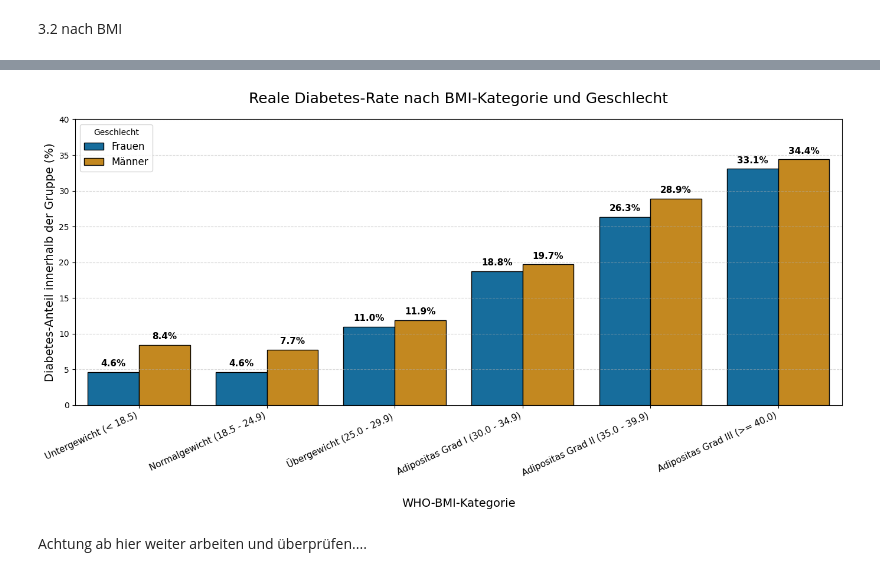
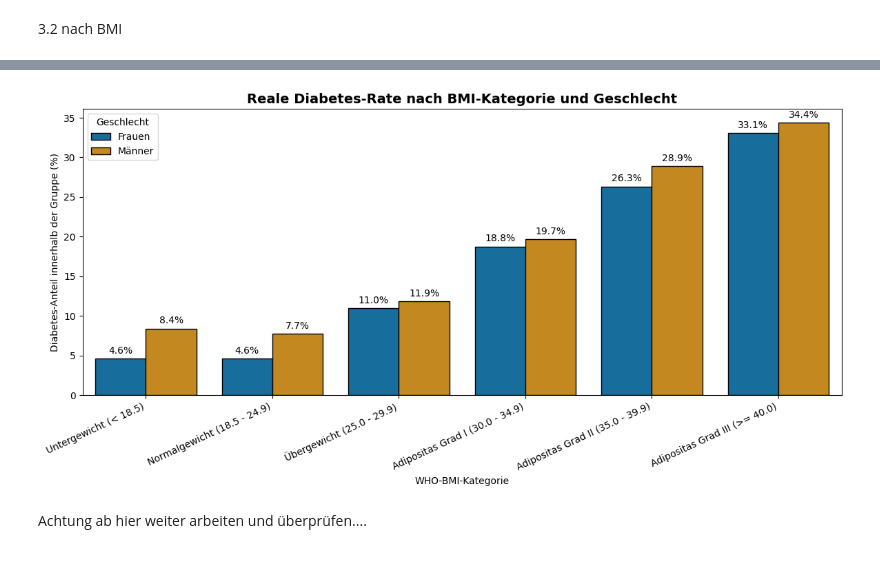
Before and after one commit to StackKer5000/Diabetes_Analysis, a Jupyter notebook: diabetes_v02.ipynb, the cells around one changed output, grey strips where cells are left out. Drawn from its saved outputs; the diff is of its cells as text; code cells hidden in the pictures.

```diff
--- a/diabetes_v02.ipynb
+++ b/diabetes_v02.ipynb
@@ -249,8 +271,8 @@ BMI_Kategorie_Text         0
 BMI_Kategorie_Code         0
 dtype: int64
 # %%
-#  Einteilung für BMI-Werte vornehmen
-#  neue Spalte erstellen und BMI in aktuelle WHO-Klassifikation einordnenzurdnen
+# Einteilung für BMI-Werte vornehmen
+# neue Spalte erstellen und BMI in aktuelle WHO-Klassifikation einordnenzurdnen
 
 def bmi_kategorie_who(bmi):
     if bmi < 18.5:
@@ -266,18 +288,17 @@ def bmi_kategorie_who(bmi):
     else:
         return "Adipositas Grad III (>= 40.0)"
 
-
-# Spalte mit den Kategorien überschreiben/anlegen
+# Spalte anlegen
 df["BMI_Kategorie_Text"] = df["BMI"].apply(bmi_kategorie_who)
 
-# korrekte Reihenfolge für spätere Grafiken (z.B. Sortierung auf den Achsen) definieren
+# Feste Reihenfolge für die Achsensortierung in Grafiken
 reihenfolge_who = [
     "Untergewicht (< 18.5)",
     "Normalgewicht (18.5 - 24.9)",
     "Übergewicht (25.0 - 29.9)",
     "Adipositas Grad I (30.0 - 34.9)",
     "Adipositas Grad II (35.0 - 39.9)",
-    "Adipositas Grad III (>= 40.0)",
+    "Adipositas Grad III (>= 40.0)"
 ]
 # %%
 # BMI numerische Spalte für die Heatmap
@@ -298,9 +319,7 @@ def bmi_kategorie_code(bmi):
 # Neue numerische Spalte
 df["BMI_Kategorie_Code"] = df["BMI"].apply(bmi_kategorie_code)
 
-# Datentyp in int8 umwandeln
-df["BMI_Kategorie_Code"] = df["BMI_Kategorie_Code"].astype("int8")
-
-# Check
-print(df[["BMI", "BMI_Kategorie_Text", "BMI_Kategorie_Code"]].head())
+#Check
+print("Überprüfung der generierten BMI-Kodes (Auszug):")
+display(df[["BMI", "BMI_Kategorie_Text", "BMI_Kategorie_Code"]].head())
 # %% [output]
@@ -681,58 +607,39 @@ Adipositas Grad III (>= 40.0)    | Diabetes-Rate: 33.5%
 # %%
+# Berechnung und Grafik: Diabetes-Rate nach BMI-Kategorie und Geschlecht
 
-# Daten aggregieren: Berechnet die Diabetes-Rate (%) nach BMI-Kategorie und Geschlecht
-# gruppieren nach beiden Spalten und berechnen den Mittelwert der Zielvariablen Diabetes_Status
-bmi_geschlecht_rates = (
-    df.groupby(["BMI_Kategorie_Text", "Geschlecht"])["Diabetes_Status"].mean() * 100).reset_index()
-
-# numerischen Geschlechter-Codes (0 und 1) für die Grafik übersetzen
+# Raten berechnen
+bmi_geschlecht_rates = (df.groupby(["BMI_Kategorie_Text", "Geschlecht"])["Diabetes_Status"].mean() * 100).reset_index()
 bmi_geschlecht_rates["Geschlecht"] = bmi_geschlecht_rates["Geschlecht"].map({0: "Frauen", 1: "Männer"})
 
-# pLOT
-plt.figure(figsize=(14, 7))
+plt.figure(figsize=(12, 6))
 
-# Gruppiertes Balkendiagramm erstellen
-# 'order=reihenfolge_who' sorgt dafür, dass die BMI-Klassen logisch sortiert auf der Achse liegen.
+# Gruppiertes Balkendiagramm
 ax = sns.barplot(
     data=bmi_geschlecht_rates,
     x="BMI_Kategorie_Text",
     y="Diabetes_Status",
     hue="Geschlecht",
-    order=reihenfolge_who,  # Nutzt definierte Reihenfolge
-    palette="colorblind",   # Barrierefreies Farbschema
+    order=reihenfolge_who,
+    palette="colorblind",
     edgecolor="black",
 )
 
-# Styling für PowerPoint-Folie
-plt.title("Reale Diabetes-Rate nach BMI-Kategorie und Geschlecht", fontsize=18, pad=20)
-plt.xlabel("WHO-BMI-Kategorie", fontsize=14, labelpad=25)
-plt.ylabel("Diabetes-Anteil innerhalb der Gruppe (%)", fontsize=14)
-plt.ylim(0, 40)                                        # Genug Platz für die Text-Labels
-plt.grid(axis="y", linestyle="--", alpha=0.5)
+# Titel & Achsen
+plt.title("Reale Diabetes-Rate nach BMI-Kategorie und Geschlecht", fontsize=14, fontweight="bold")
+plt.xlabel("WHO-BMI-Kategorie")
+plt.ylabel("Diabetes-Anteil innerhalb der Gruppe (%)")
 
-# Legende positionieren
-plt.legend(title="Geschlecht", loc="upper left", fontsize=12)
+plt.xticks(rotation=25, ha="right")
+plt.legend(title="Geschlecht", loc="upper left")
 
-# Beschriftung X-Achse ankippen
-plt.xticks(rotation=25, ha="right", fontsize=11)
+# Prozentzahlen an den Balken
+for c in ax.containers:
+    ax.bar_label(c, fmt="%.1f%%", padding=3)
 
-# Prozentzahlen über Balken schreiben
-for container in ax.containers:
-    ax.bar_label(
-        container,
-        fmt="%.1f%%",
-        label_type="edge",
-        padding=5,
-        color="black",
-        fontweight="bold",
-        fontsize=11,
-    )
-
-# Layout optimieren und anzeigen
 plt.tight_layout()
-plt.subplots_adjust(bottom=0.22)
+plt.show()
 # %% [output]
-[figure, old version]
+[figure, new version]
 # %% [markdown]
 Achtung ab hier weiter arbeiten und überprüfen....
 # %%
```
Also changed, not shown: parts of 37 cells of this notebook.
